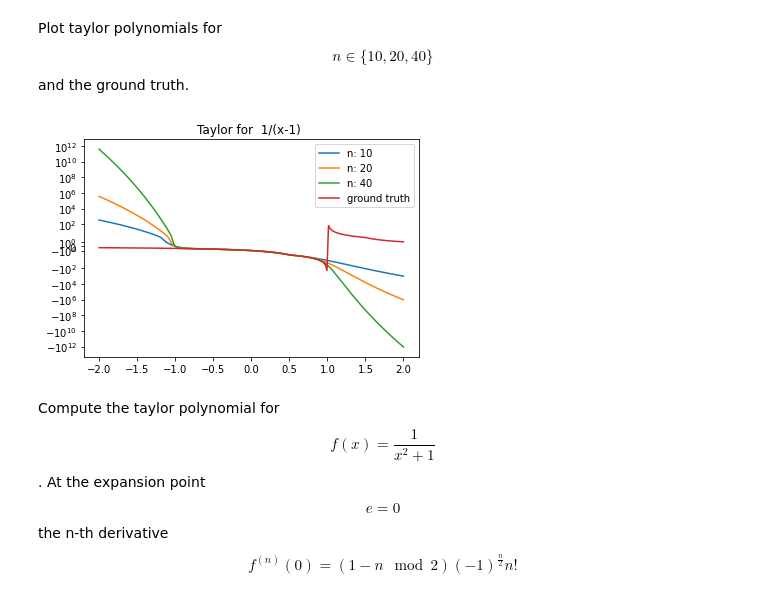
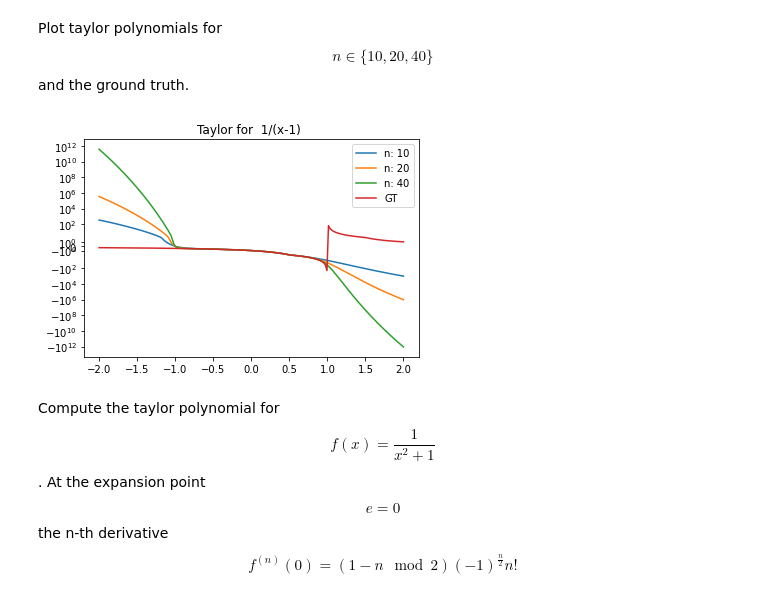
Before and after one commit to jakobtroidl/cn_exercise, a Jupyter notebook: task_1.ipynb, the cells around one changed output. Cells and saved outputs as stored; diff of their text form; code cells hidden in the pictures.

```diff
--- a/task_1.ipynb
+++ b/task_1.ipynb
@@ -16,27 +16,27 @@ Plot taylor polynomials for $$n \in \{10, 20, 40\}$$ and the ground truth.
 # %%
 x = np.linspace(-2, 2, num=200)
 
 n = 10
 y = taylor_series_1(x, n)
 plt.plot(x, y, label= "n: " + str(n))
 
 n = 20
 y = taylor_series_1(x, n)
 plt.plot(x, y, label="n: " + str(n))
 
 n = 40
 y = taylor_series_1(x, n)
 plt.plot(x, y, label="n: " + str(n))
 
 x = np.linspace(-2, 2, num=200)
-plt.plot(x, 1 / (x - 1), label="ground truth")
+plt.plot(x, 1 / (x - 1), label="GT")
 
 plt.legend()
 plt.title("Taylor for  1/(x-1) ")
 plt.yscale('symlog')
 plt.show()
 # %% [output]
-[figure, old version]
+[figure, new version]
 # %% [markdown]
 Compute the taylor polynomial for $$f(x) = \frac{1}{x^2 + 1}$$.
 At the expansion point $$e = 0$$ the n-th derivative $$f^{(n)}(0) = (1-n\mod2 ) (-1)^{\frac{n}{2}} n!$$. Again we can shorten $$n!$$
```
Also changed, not shown: parts of 2 cells of this notebook.
